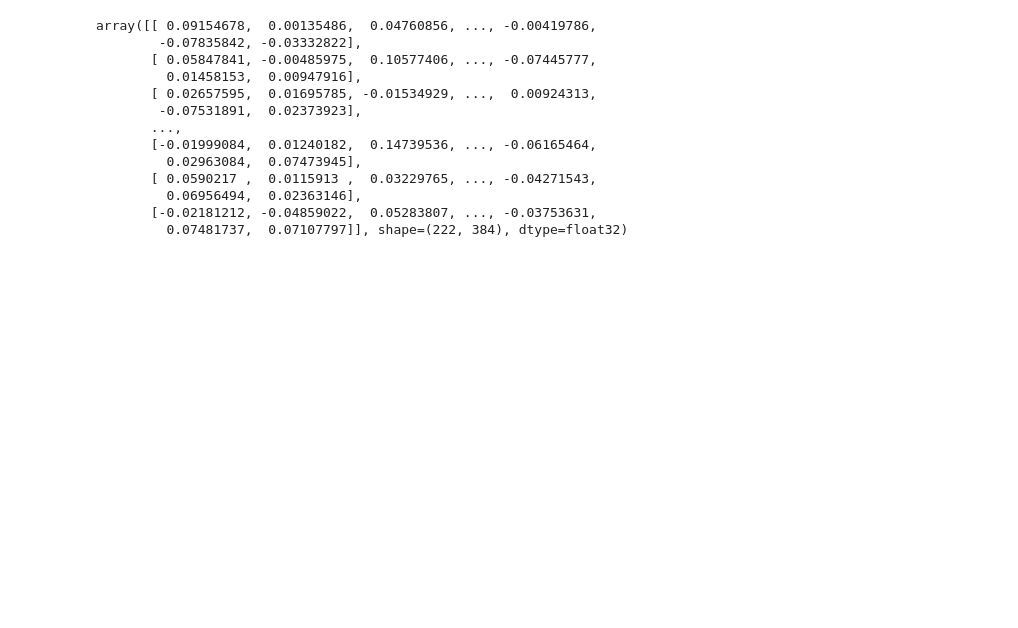
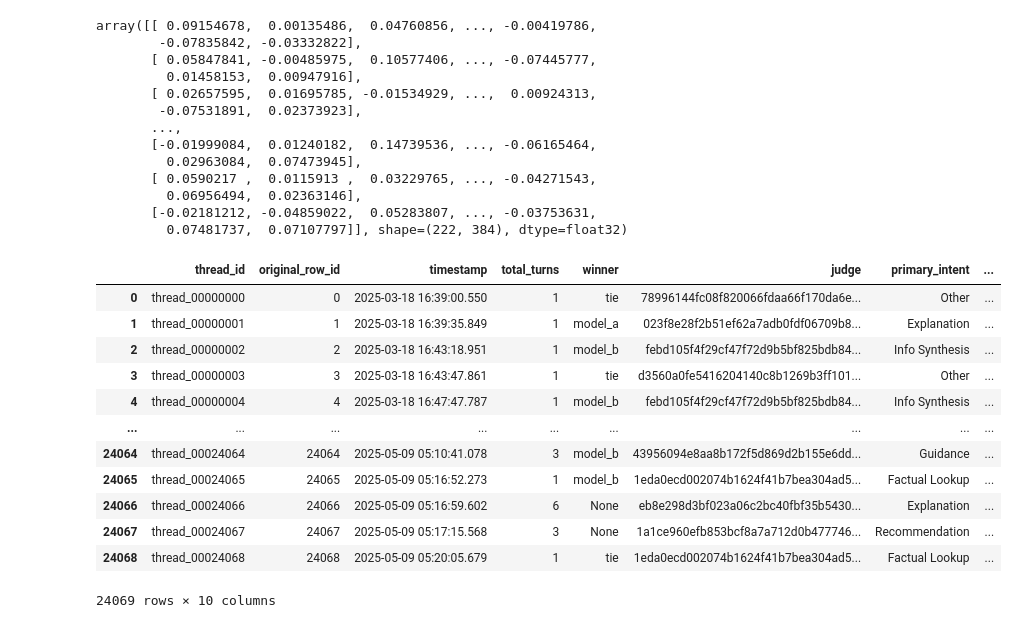
Before and after one commit to yang3kc/ai_search_arena, a Jupyter notebook: notebooks/questions_explore.ipynb, the cells around one changed output. Saved outputs shown, nothing was run; the diff lists cells and outputs as text; code cells hidden in the pictures; blank space fills up the shorter version.

```diff
--- a/notebooks/questions_explore.ipynb
+++ b/notebooks/questions_explore.ipynb
@@ -179,3 +171,21 @@ array([[ 0.09154678,  0.00135486,  0.04760856, ..., -0.00419786,
          0.06956494,  0.02363146],
        [-0.02181212, -0.04859022,  0.05283807, ..., -0.03753631,
          0.07481737,  0.07107797]], shape=(222, 384), dtype=float32)
+# %%
+thread_df = pd.read_parquet("../data/intermediate/cleaned_arena_data/threads.parquet")
+# %%
+thread_df
+# %% [output]
+|  | thread_id | original_row_id | timestamp | total_turns | winner | judge | primary_intent | ... |
+| 0 | thread_00000000 | 0 | 2025-03-18 16:39:00.550 | 1 | tie | 78996144fc08f820066fdaa66f170da6e... | Other | ... |
+| 1 | thread_00000001 | 1 | 2025-03-18 16:39:35.849 | 1 | model_a | 023f8e28f2b51ef62a7adb0fdf06709b8... | Explanation | ... |
+| 2 | thread_00000002 | 2 | 2025-03-18 16:43:18.951 | 1 | model_b | febd105f4f29cf47f72d9b5bf825bdb84... | Info Synthesis | ... |
+| 3 | thread_00000003 | 3 | 2025-03-18 16:43:47.861 | 1 | tie | d3560a0fe5416204140c8b1269b3ff101... | Other | ... |
+| 4 | thread_00000004 | 4 | 2025-03-18 16:47:47.787 | 1 | model_b | febd105f4f29cf47f72d9b5bf825bdb84... | Info Synthesis | ... |
+| ... | ... | ... | ... | ... | ... | ... | ... | ... |
+| 24064 | thread_00024064 | 24064 | 2025-05-09 05:10:41.078 | 3 | model_b | 43956094e8aa8b172f5d869d2b155e6dd... | Guidance | ... |
+| 24065 | thread_00024065 | 24065 | 2025-05-09 05:16:52.273 | 1 | model_b | 1eda0ecd002074b1624f41b7bea304ad5... | Factual Lookup | ... |
+| 24066 | thread_00024066 | 24066 | 2025-05-09 05:16:59.602 | 6 | None | eb8e298d3bf023a06c2bc40fbf35b5430... | Explanation | ... |
+| 24067 | thread_00024067 | 24067 | 2025-05-09 05:17:15.568 | 3 | None | 1a1ce960efb853bcf8a7a712d0b477746... | Recommendation | ... |
+| 24068 | thread_00024068 | 24068 | 2025-05-09 05:20:05.679 | 1 | tie | 1eda0ecd002074b1624f41b7bea304ad5... | Factual Lookup | ... |
+24069 rows × 10 columns
```
Also changed, not shown: parts of 15 cells of this notebook, 2 other files.
